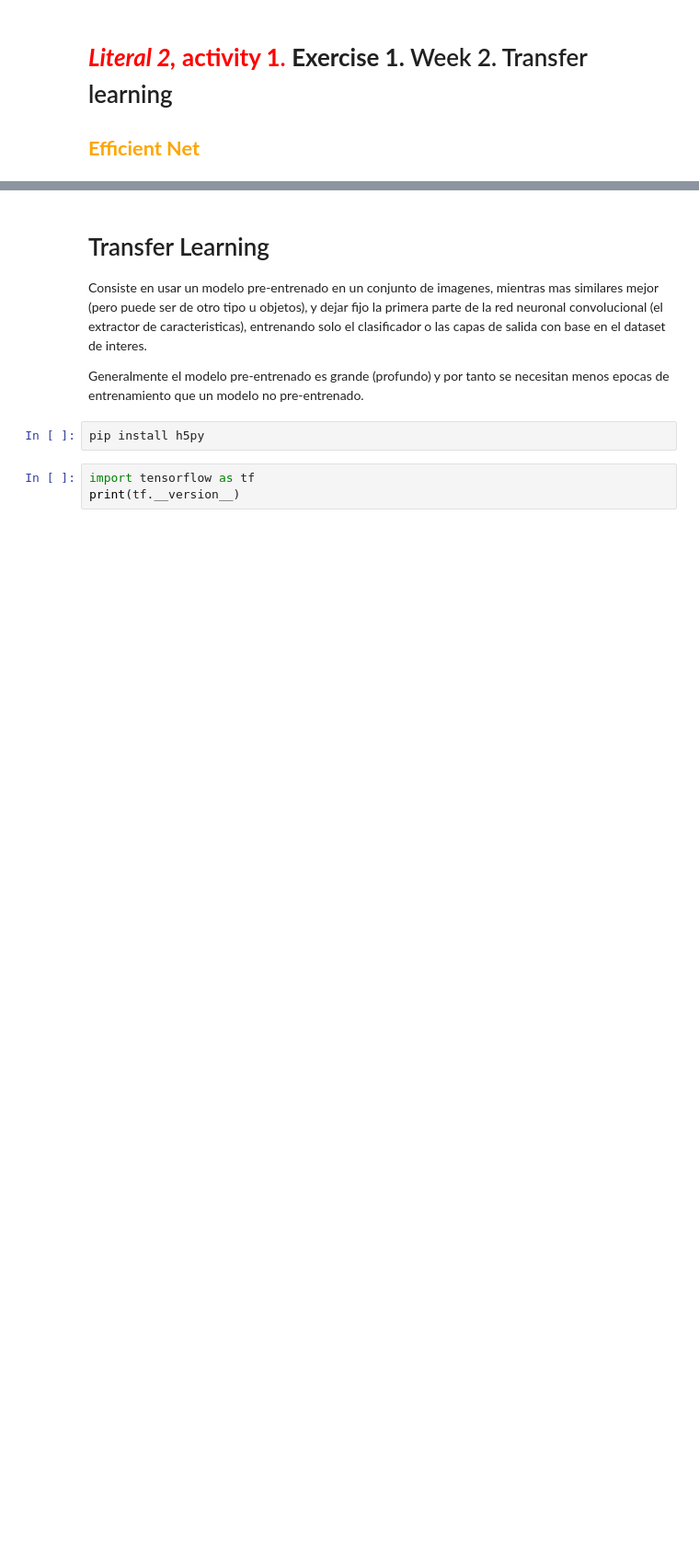
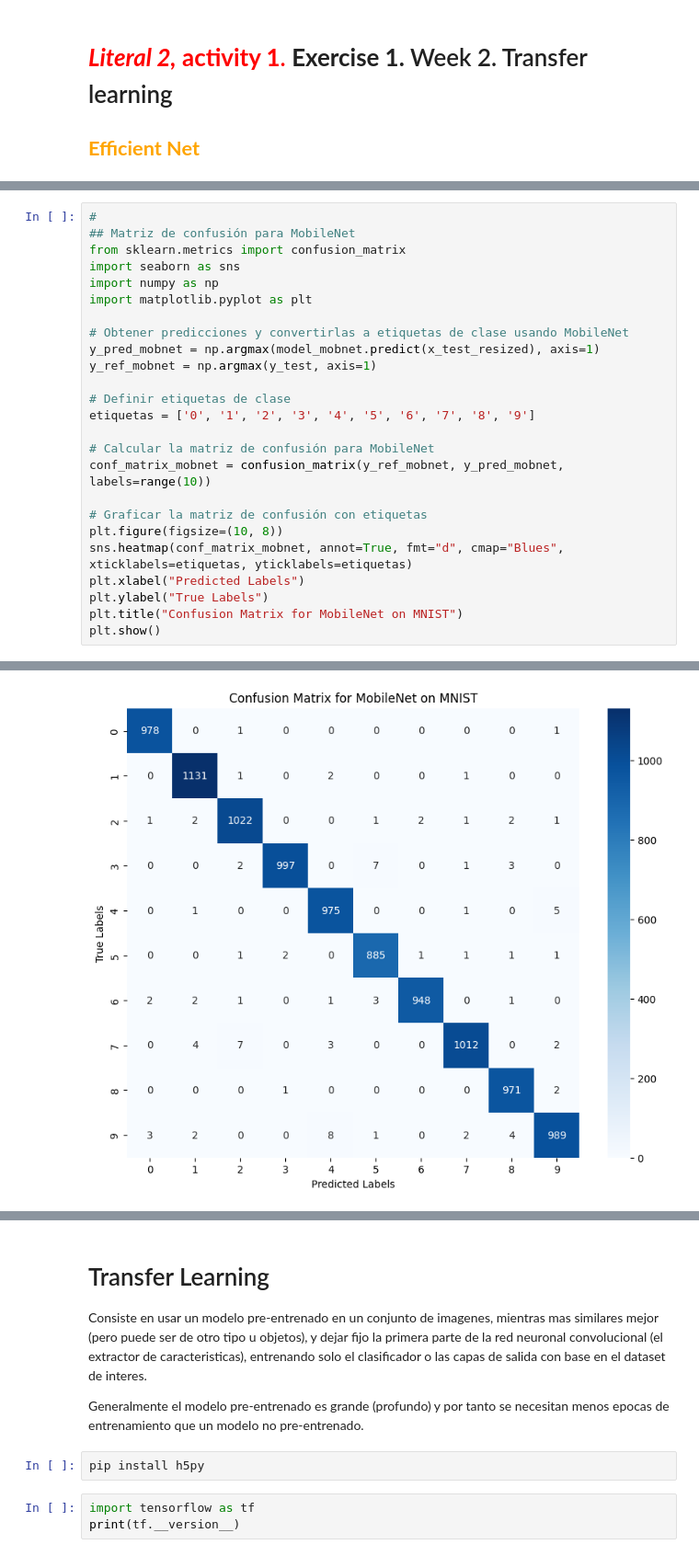
Before and after one commit to scuartasr/deeplearning_w2e1, a Jupyter notebook: Cuadernos/Keras_Clasificacion_de_Digitos_Usando_Redes_Convolucionales.ipynb, the cells around one changed output, grey strips where cells are left out. Shown at 92% size. Saved outputs shown, nothing was run; the diff lists cells and outputs as text; blank space fills up the shorter version.

```diff
--- a/Cuadernos/Keras_Clasificacion_de_Digitos_Usando_Redes_Convolucionales.ipynb
+++ b/Cuadernos/Keras_Clasificacion_de_Digitos_Usando_Redes_Convolucionales.ipynb
@@ -490,0 +638,26 @@ ValueError: Shape mismatch in layer #1 (named stem_conv)for weight stem_conv/ker
+# %%
+#
+## Matriz de confusión para MobileNet
+from sklearn.metrics import confusion_matrix
+import seaborn as sns
+import numpy as np
+import matplotlib.pyplot as plt
+
+# Obtener predicciones y convertirlas a etiquetas de clase usando MobileNet
+y_pred_mobnet = np.argmax(model_mobnet.predict(x_test_resized), axis=1)
+y_ref_mobnet = np.argmax(y_test, axis=1)
+
+# Definir etiquetas de clase
+etiquetas = ['0', '1', '2', '3', '4', '5', '6', '7', '8', '9']
+
+# Calcular la matriz de confusión para MobileNet
+conf_matrix_mobnet = confusion_matrix(y_ref_mobnet, y_pred_mobnet, labels=range(10))
+
+# Graficar la matriz de confusión con etiquetas
+plt.figure(figsize=(10, 8))
+sns.heatmap(conf_matrix_mobnet, annot=True, fmt="d", cmap="Blues", xticklabels=etiquetas, yticklabels=etiquetas)
+plt.xlabel("Predicted Labels")
+plt.ylabel("True Labels")
+plt.title("Confusion Matrix for MobileNet on MNIST")
+plt.show()
+# %% [output]
@@ -490,0 +666 @@ ValueError: Shape mismatch in layer #1 (named stem_conv)for weight stem_conv/ker
+[figure, added]
```
Also changed, not shown: parts of 27 cells of this notebook.
